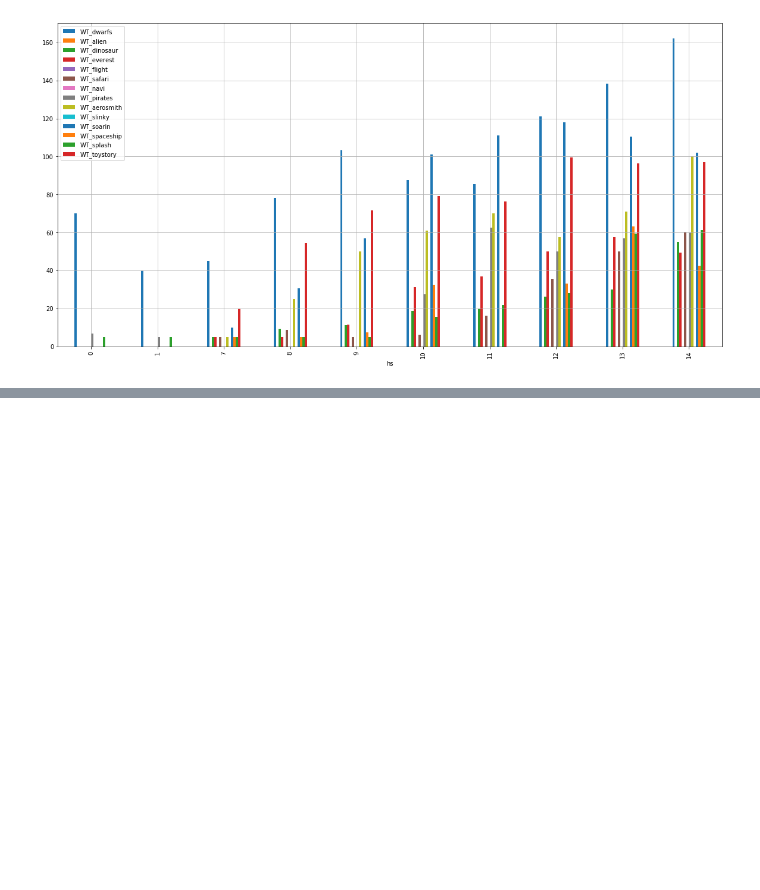
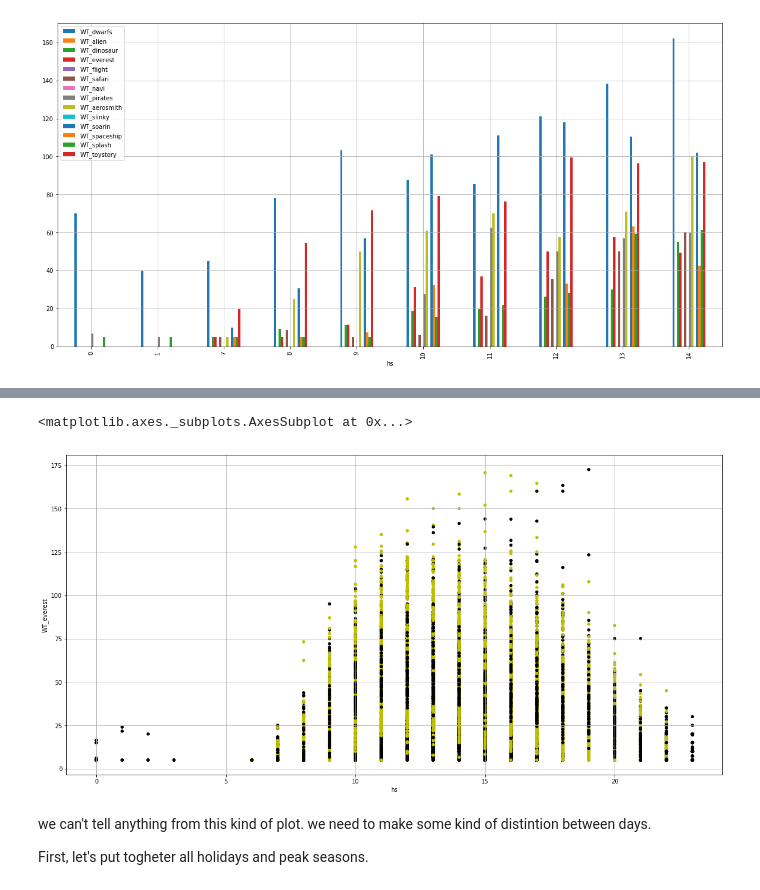
Before and after one commit to cnegrelli/Disney_Waiting_Times, a Jupyter notebook: TDIproject.ipynb, the cells around one changed output, grey strips where cells are left out. Cells and saved outputs as stored; diff of their text form; code cells hidden in the pictures; blank space fills up the shorter version.

Commit message:
First results

```diff
--- a/TDIproject.ipynb
+++ b/TDIproject.ipynb
@@ -298,0 +287,10 @@ full.head()
+# %%
+colors = np.where(full["YEAR"]>2017,'y','k')
+full.plot.scatter(x="hs",y="WT_everest",c=colors, figsize=(20,10), grid=True)
+# %% [output]
+<matplotlib.axes._subplots.AxesSubplot at 0x...>
+[figure, added]
+# %% [markdown]
+we can't tell anything from this kind of plot. we need to make some kind of distintion between days.
+
+First, let's put togheter all holidays and peak seasons.
```
Also changed, not shown: parts of 22 cells of this notebook.
